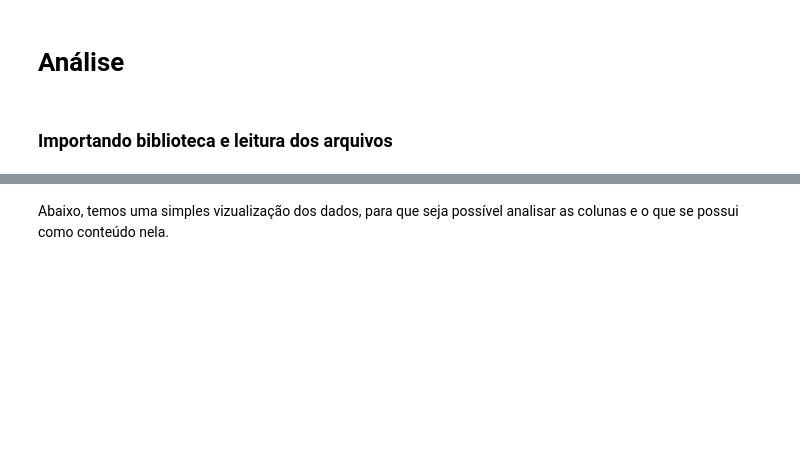
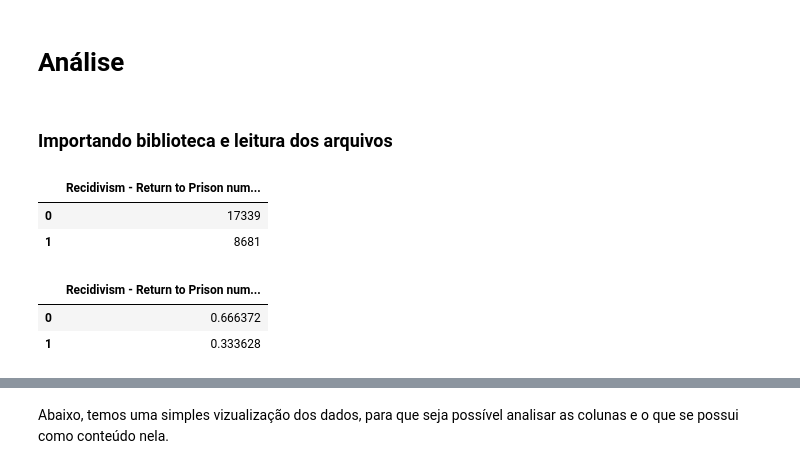
Before and after one commit to williamars/Cdados_final, a Jupyter notebook: P3 - Arquivo Final.ipynb, the cells around one changed output, grey strips where cells are left out. Drawn from its saved outputs; the diff is of its cells as text; code cells hidden in the pictures; blank space fills up the shorter version.

```diff
--- a/P3 - Arquivo Final.ipynb
+++ b/P3 - Arquivo Final.ipynb
@@ -134,7 +141,19 @@ from sklearn.model_selection import train_test_split
 from sklearn.metrics import accuracy_score
 from sklearn.tree import DecisionTreeClassifier
 from sklearn.naive_bayes import MultinomialNB
+# %%
+# Leitura do arquivo
+db = pd.read_csv('3-Year_Recidivism_for_Offenders_Released_from_Prison_in_Iowa_elaborated.csv')
+
+# Contagem de quantos presos reincidiram e quantos não
+db['Recidivism - Return to Prison numeric'].value_counts().to_frame()
+# %% [output]
+|  | Recidivism - Return to Prison num... |
+| 0 | 17339 |
+| 1 | 8681 |
 # %%
-db = pd.read_csv('3-Year_Recidivism_for_Offenders_Released_from_Prison_in_Iowa_elaborated.csv')
-
-#db['Recidivism - Return to Prison numeric'].value_counts().to_frame()
+db['Recidivism - Return to Prison numeric'].value_counts(True).to_frame()
+# %% [output]
+|  | Recidivism - Return to Prison num... |
+| 0 | 0.666372 |
+| 1 | 0.333628 |
```
Also changed, not shown: parts of 19 cells of this notebook.
